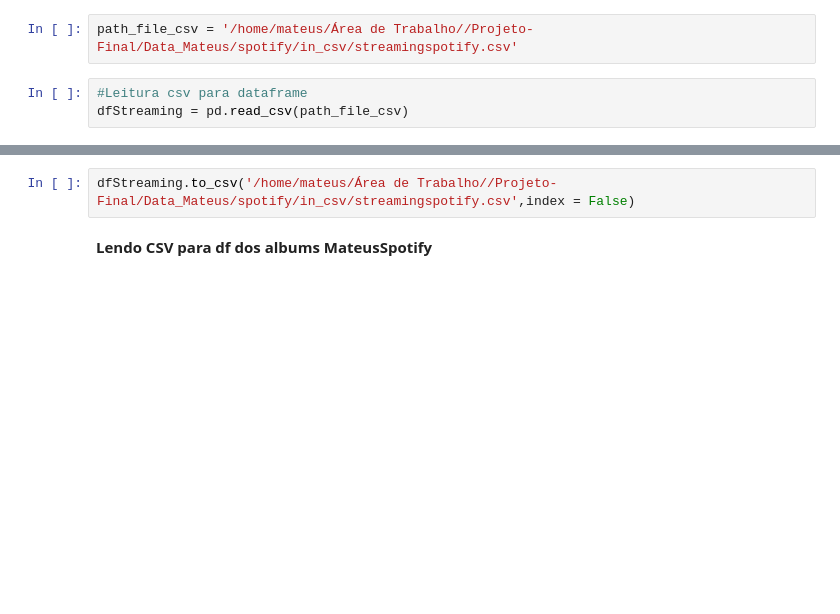
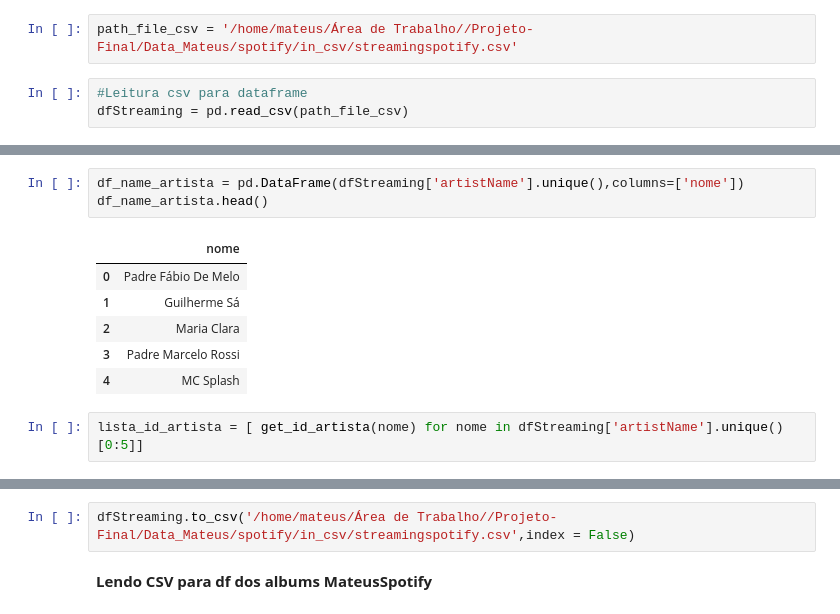
Before and after one commit to JheyssonDouglas/Projeto_Modulo_5, a Jupyter notebook: NotebooksMateus/alimentandoBasespotifyApi.ipynb, the cells around one changed output, grey strips where cells are left out. Drawn from its saved outputs; the diff is of its cells as text; blank space fills up the shorter version.

```diff
--- a/NotebooksMateus/alimentandoBasespotifyApi.ipynb
+++ b/NotebooksMateus/alimentandoBasespotifyApi.ipynb
@@ -211,0 +176,12 @@ dfStreaming.head()
+# %%
+df_name_artista = pd.DataFrame(dfStreaming['artistName'].unique(),columns=['nome'])
+df_name_artista.head()
+# %% [output]
+|  | nome |
+| 0 | Padre Fábio De Melo |
+| 1 | Guilherme Sá |
+| 2 | Maria Clara |
+| 3 | Padre Marcelo Rossi |
+| 4 | MC Splash |
+# %%
+lista_id_artista = [ get_id_artista(nome) for nome in dfStreaming['artistName'].unique()[0:5]]
```
Also changed, not shown: parts of 21 cells of this notebook.
